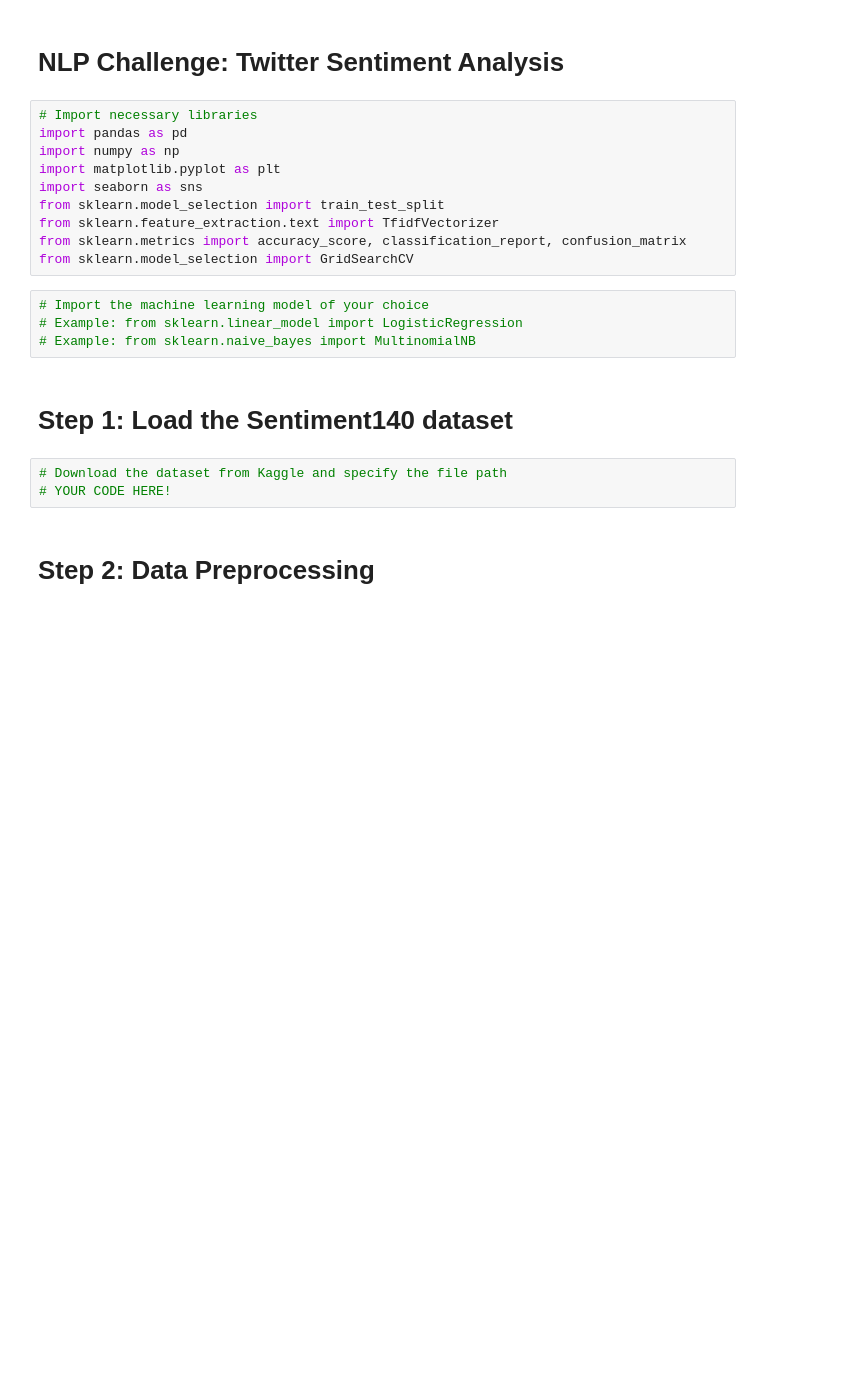
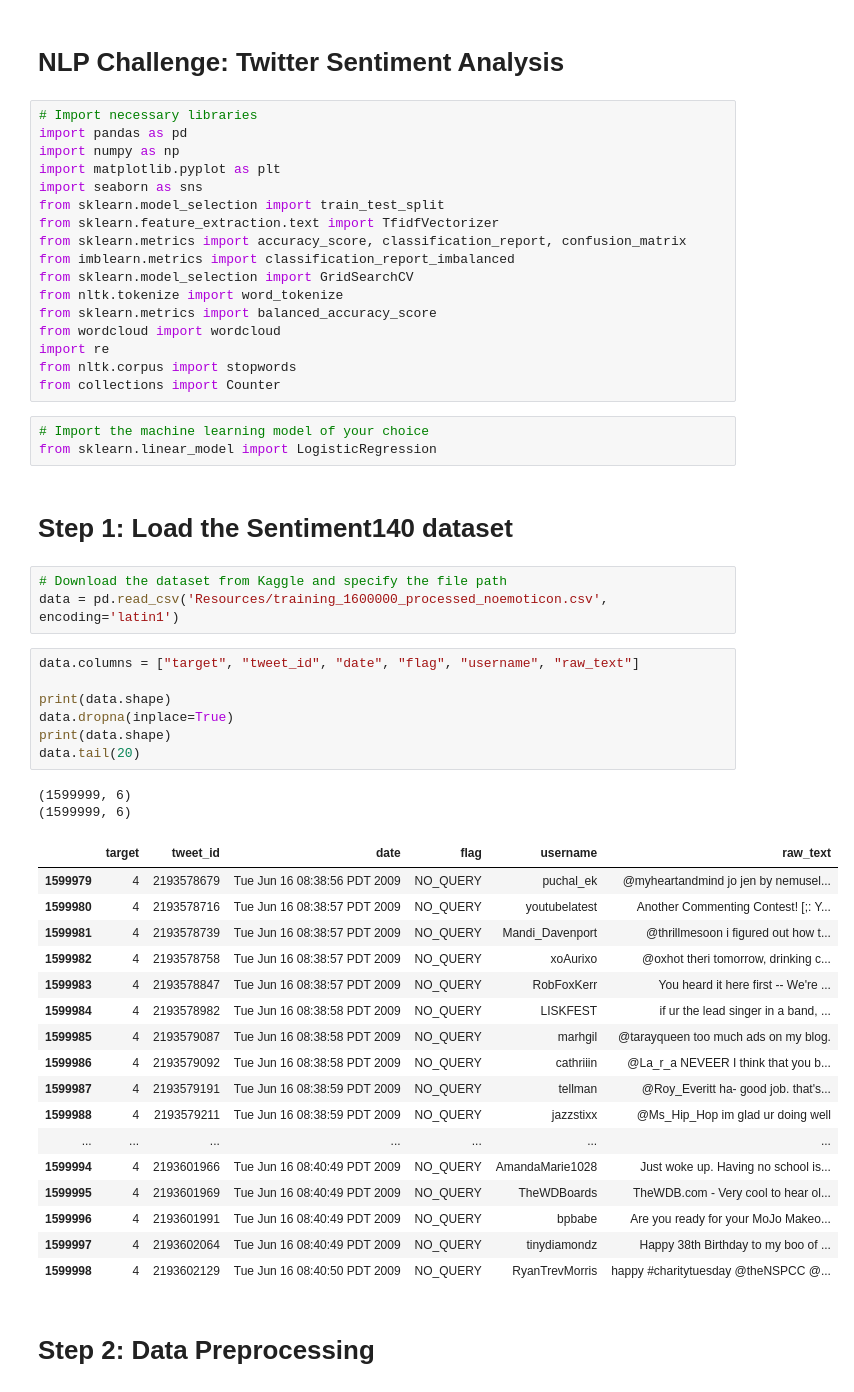
Before and after one commit to Kyle-Markwardt/twitter-sentiment, a Jupyter notebook: sentiment-challenge.ipynb, the cells around one changed output. Saved outputs shown, nothing was run; the diff lists cells and outputs as text; blank space fills up the shorter version.

```diff
--- a/sentiment-challenge.ipynb
+++ b/sentiment-challenge.ipynb
@@ -9,15 +9,48 @@ import seaborn as sns
 from sklearn.model_selection import train_test_split
 from sklearn.feature_extraction.text import TfidfVectorizer
 from sklearn.metrics import accuracy_score, classification_report, confusion_matrix
+from imblearn.metrics import classification_report_imbalanced
 from sklearn.model_selection import GridSearchCV
+from nltk.tokenize import word_tokenize
+from sklearn.metrics import balanced_accuracy_score
+from wordcloud import wordcloud
+import re
+from nltk.corpus import stopwords
+from collections import Counter
 # %%
 # Import the machine learning model of your choice
-# Example: from sklearn.linear_model import LogisticRegression
-# Example: from sklearn.naive_bayes import MultinomialNB
+from sklearn.linear_model import LogisticRegression
 # %% [markdown]
 # Step 1: Load the Sentiment140 dataset
 # %%
 # Download the dataset from Kaggle and specify the file path
-# YOUR CODE HERE!
+data = pd.read_csv('Resources/training_1600000_processed_noemoticon.csv', encoding='latin1')
+# %%
+data.columns = ["target", "tweet_id", "date", "flag", "username", "raw_text"]
+
+print(data.shape)
+data.dropna(inplace=True)
+print(data.shape)
+data.tail(20)
+# %% [output]
+(1599999, 6)
+(1599999, 6)
+|  | target | tweet_id | date | flag | username | raw_text |
+| 1599979 | 4 | 2193578679 | Tue Jun 16 08:38:56 PDT 2009 | NO_QUERY | puchal_ek | @myheartandmind jo jen by nemusel... |
+| 1599980 | 4 | 2193578716 | Tue Jun 16 08:38:57 PDT 2009 | NO_QUERY | youtubelatest | Another Commenting Contest! [;: Y... |
+| 1599981 | 4 | 2193578739 | Tue Jun 16 08:38:57 PDT 2009 | NO_QUERY | Mandi_Davenport | @thrillmesoon i figured out how t... |
+| 1599982 | 4 | 2193578758 | Tue Jun 16 08:38:57 PDT 2009 | NO_QUERY | xoAurixo | @oxhot theri tomorrow, drinking c... |
+| 1599983 | 4 | 2193578847 | Tue Jun 16 08:38:57 PDT 2009 | NO_QUERY | RobFoxKerr | You heard it here first -- We're ... |
+| 1599984 | 4 | 2193578982 | Tue Jun 16 08:38:58 PDT 2009 | NO_QUERY | LISKFEST | if ur the lead singer in a band, ... |
+| 1599985 | 4 | 2193579087 | Tue Jun 16 08:38:58 PDT 2009 | NO_QUERY | marhgil | @tarayqueen too much ads on my blog. |
+| 1599986 | 4 | 2193579092 | Tue Jun 16 08:38:58 PDT 2009 | NO_QUERY | cathriiin | @La_r_a NEVEER I think that you b... |
+| 1599987 | 4 | 2193579191 | Tue Jun 16 08:38:59 PDT 2009 | NO_QUERY | tellman | @Roy_Everitt ha- good job. that's... |
+| 1599988 | 4 | 2193579211 | Tue Jun 16 08:38:59 PDT 2009 | NO_QUERY | jazzstixx | @Ms_Hip_Hop im glad ur doing well |
+| ... | ... | ... | ... | ... | ... | ... |
+| 1599994 | 4 | 2193601966 | Tue Jun 16 08:40:49 PDT 2009 | NO_QUERY | AmandaMarie1028 | Just woke up. Having no school is... |
+| 1599995 | 4 | 2193601969 | Tue Jun 16 08:40:49 PDT 2009 | NO_QUERY | TheWDBoards | TheWDB.com - Very cool to hear ol... |
+| 1599996 | 4 | 2193601991 | Tue Jun 16 08:40:49 PDT 2009 | NO_QUERY | bpbabe | Are you ready for your MoJo Makeo... |
+| 1599997 | 4 | 2193602064 | Tue Jun 16 08:40:49 PDT 2009 | NO_QUERY | tinydiamondz | Happy 38th Birthday to my boo of ... |
+| 1599998 | 4 | 2193602129 | Tue Jun 16 08:40:50 PDT 2009 | NO_QUERY | RyanTrevMorris | happy #charitytuesday @theNSPCC @... |
 # %% [markdown]
 # Step 2: Data Preprocessing
```
Also changed, not shown: parts of 11 cells of this notebook.
